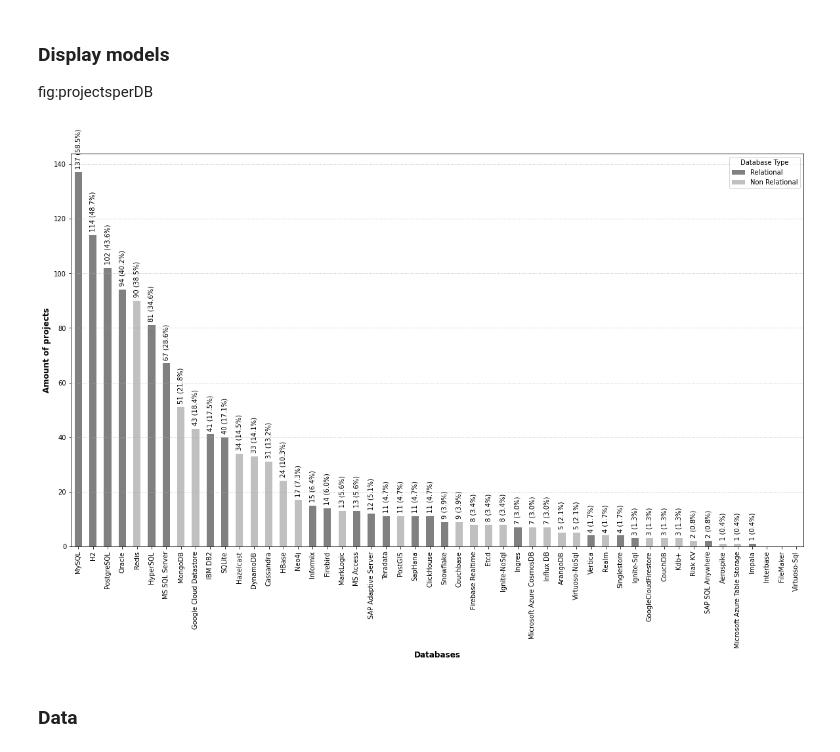
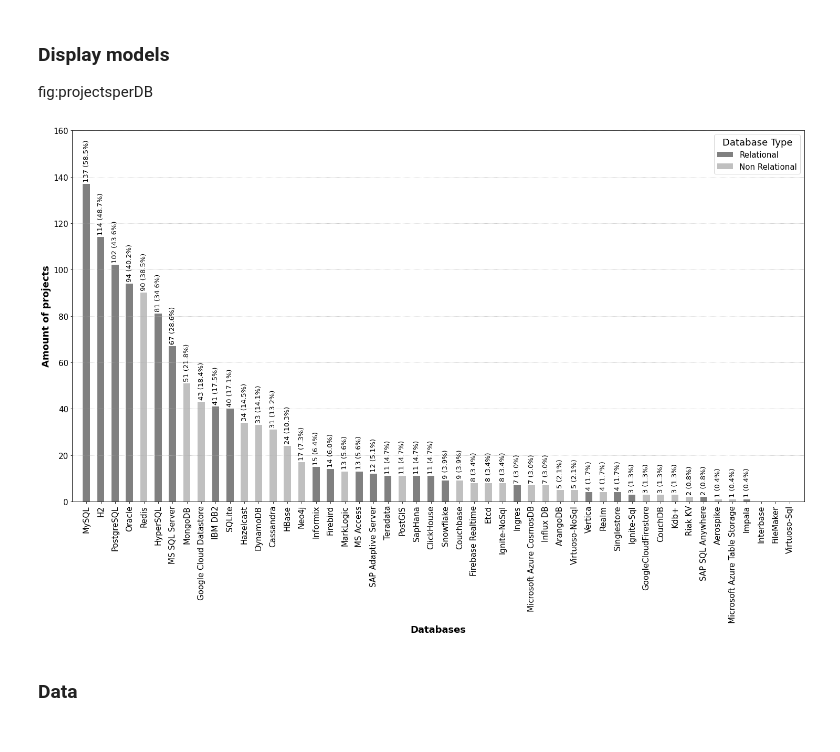
Before and after one commit to gems-uff/db-mining, a Jupyter notebook: src/rq2_historical/distribution.ipynb, the cells around one changed output. Saved outputs shown, nothing was run; the diff lists cells and outputs as text; code cells hidden in the pictures.

Commit message:
R2R - V2 - Imagens

```diff
--- a/src/rq2_historical/distribution.ipynb
+++ b/src/rq2_historical/distribution.ipynb
@@ -142,39 +142,41 @@ df_grouped = df_grouped.reset_index(drop=True)
 df5 = df_grouped[['Databases', 'Relational', 'Non Relational']].copy()
 
 df5['Amount of Projects'] = df5['Relational'] + df5['Non Relational']
 
 df5 = df5.sort_values(by='Amount of Projects', ascending=False)
 
 # Definindo a paleta de cores
 plt.rc('axes', prop_cycle=plt.cycler('color', ['gray', 'silver']))
 
-ax = df5.plot(x='Databases', y=['Relational', 'Non Relational'], kind='bar', stacked=True, figsize=(20,11))
+ax = df5.plot(x='Databases', y=['Relational', 'Non Relational'], kind='bar', stacked=True, figsize=(25, 13), fontsize=15)
 
 # Personalizando o gráfico
-ax.set_xlabel("Databases", fontsize=12, fontweight = 'bold')
-ax.set_ylabel("Amount of projects", fontsize=12, fontweight = 'bold')
+ax.set_xlabel("Databases", fontsize=18, fontweight = 'bold')
+ax.set_ylabel("Amount of projects", fontsize=18, fontweight = 'bold')
 #Incluído para mostrar os valores das barras
-ax.legend(title="Database Type")
+ax.legend(title="Database Type", fontsize=15, title_fontsize=18)
 #ticks = ['']
 #plt.xticks(y, ticks)
 plt.xticks(rotation=90)
+ax.set_xlim(left=-1, right=50)  # Limita o eixo X entre 0 e 10
+ax.set_ylim(bottom=0, top=160)  # Limita o eixo Y entre 0 e 100
 #plt.show()
 
 for i in ax.patches:
      if i.get_height() != 0:
          percentage = round((int(i.get_height()) / 234) * 100, 2) #202 é o número de projetos com BD. Voltar aqui para calcular de forma dinâmnica.
          total = int(i.get_height())
          annotateResult = f"{total} ({percentage:.1f}%)"
          ax.annotate(str(annotateResult), (i.get_x() + i.get_width() / 2, i.get_height()),
-                     ha='center', va='baseline', fontsize=10, color='black',
+                     ha='center', va='baseline', fontsize=13, color='black',
                      xytext=(0, 7), textcoords='offset points', rotation=90)
 
 plt.grid(axis='y', linestyle=':', linewidth=0.8)
 
 plt.savefig(IMAGES_DIR+"/projects_databases_models2.pdf", format="pdf", bbox_inches="tight")
 plt.show()
 # %% [output]
-[figure, old version]
+[figure, new version]
 # %% [markdown]
 ### Data
 # %%
```
Also changed, not shown: 10 other files.
